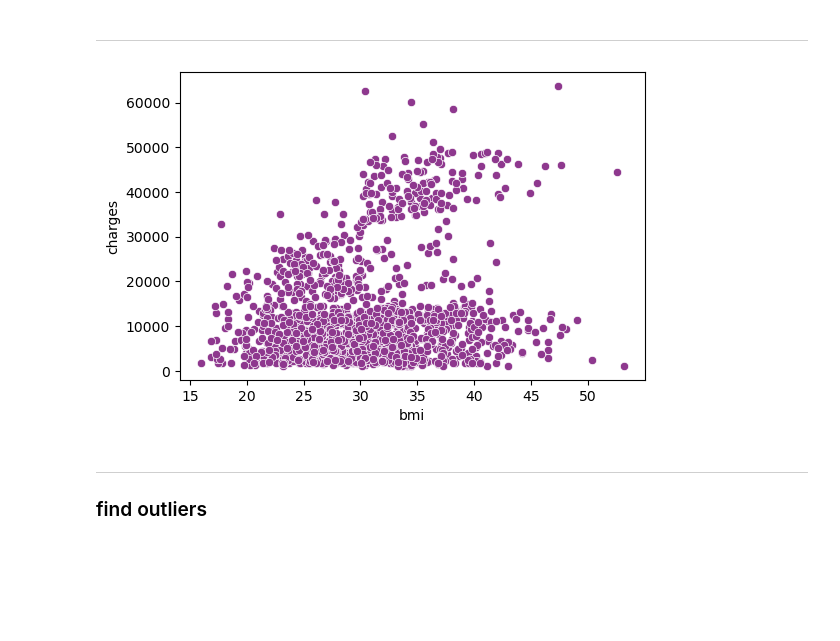
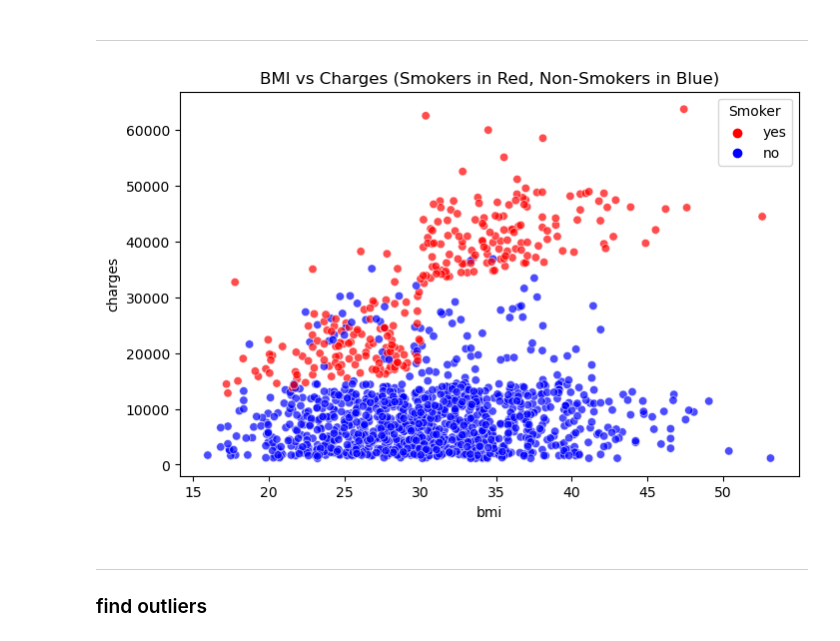
Before and after one commit to ZohoorAlmalki/ML_HWs, a Jupyter notebook: 446_ML_RegressionAssignment.ipynb, the cells around one changed output. Saved outputs shown, nothing was run; the diff lists cells and outputs as text; code cells hidden in the pictures; blank space fills up the shorter version.

Commit message:
fix_gradiedent_descent
fix the gradient descent func 1 and 2
+ add splitting for the dataset(training,validation,testin)
+ plot all the results

```diff
--- a/446_ML_RegressionAssignment.ipynb
+++ b/446_ML_RegressionAssignment.ipynb
@@ -179,12 +179,30 @@ plt.show()
 [figure]
 # %% [markdown]
 ---
-# %%
-plt.figure(figsize=(6,4))
-sns.scatterplot(x='bmi',y='charges',data=insurance,color='#8E388E')
-plt.show()
-# %% [output]
-[figure, removed]
+# %%
+import matplotlib.pyplot as plt
+import seaborn as sns
+
+# Set the figure size
+plt.figure(figsize=(8, 5))
+
+# Create a scatter plot with color based on 'smoker'
+sns.scatterplot(
+    x='bmi',
+    y='charges',
+    hue='smoker',  # Color points by smoker status
+    palette={'yes': 'red', 'no': 'blue'},  # Map 'yes' to red, 'no' to blue
+    data=insurance,
+    alpha=0.7  # Slightly transparent for better visibility
+)
+
+# Add title and adjust legend
+plt.title('BMI vs Charges (Smokers in Red, Non-Smokers in Blue)')
+plt.legend(title='Smoker')  # Show legend with title
+
+plt.show()
+# %% [output]
+[figure, added]
 # %% [markdown]
 ---
 ### find outliers
```
Also changed, not shown: parts of 11 cells of this notebook, 2 other files.
